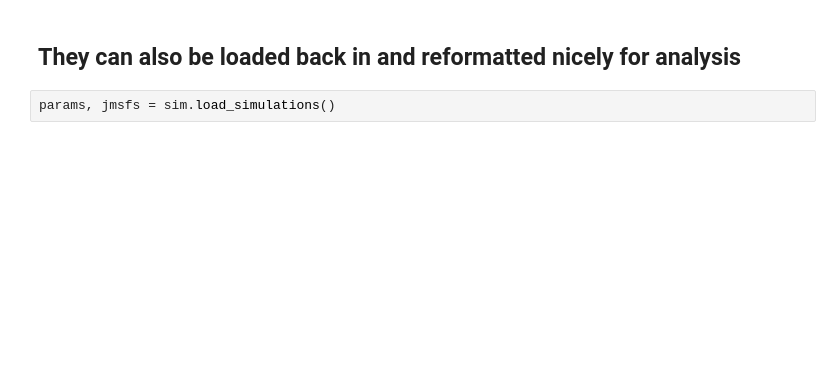
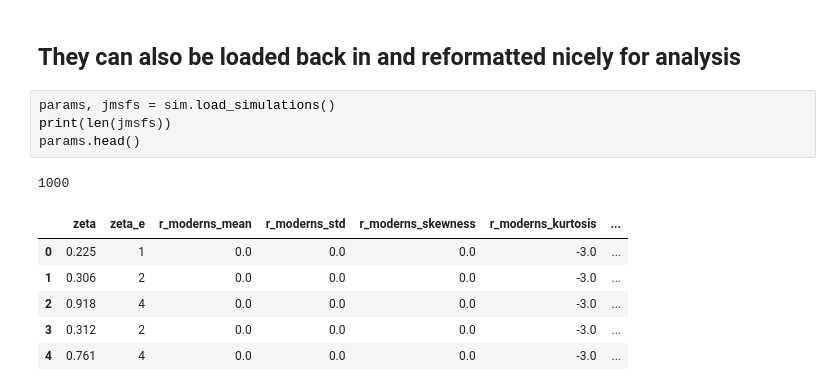
Before and after one commit to philippinespire/ptaPIRE, a Jupyter notebook: jupyter-notebooks/ptaPIRE-Development.ipynb, the cells around one changed output. Drawn from its saved outputs; the diff is of its cells as text; blank space fills up the shorter version.

```diff
--- a/jupyter-notebooks/ptaPIRE-Development.ipynb
+++ b/jupyter-notebooks/ptaPIRE-Development.ipynb
@@ -89,6 +107,16 @@ zeta zeta_e psi t_s omega taus_mean taus_std taus_skewness taus_kurtosis taus_me
 ## They can also be loaded back in and reformatted nicely for analysis
 # %%
 params, jmsfs = sim.load_simulations()
+print(len(jmsfs))
+params.head()
+# %% [output]
+1000
+|  | zeta | zeta_e | r_moderns_mean | r_moderns_std | r_moderns_skewness | r_moderns_kurtosis | ... |
+| 0 | 0.225 | 1 | 0.0 | 0.0 | 0.0 | -3.0 | ... |
+| 1 | 0.306 | 2 | 0.0 | 0.0 | 0.0 | -3.0 | ... |
+| 2 | 0.918 | 4 | 0.0 | 0.0 | 0.0 | -3.0 | ... |
+| 3 | 0.312 | 2 | 0.0 | 0.0 | 0.0 | -3.0 | ... |
+| 4 | 0.761 | 4 | 0.0 | 0.0 | 0.0 | -3.0 | ... |
 # %%
 print(params.iloc[0], jmsfs[0])
 # %% [output]
```
Also changed, not shown: parts of 13 cells of this notebook.
